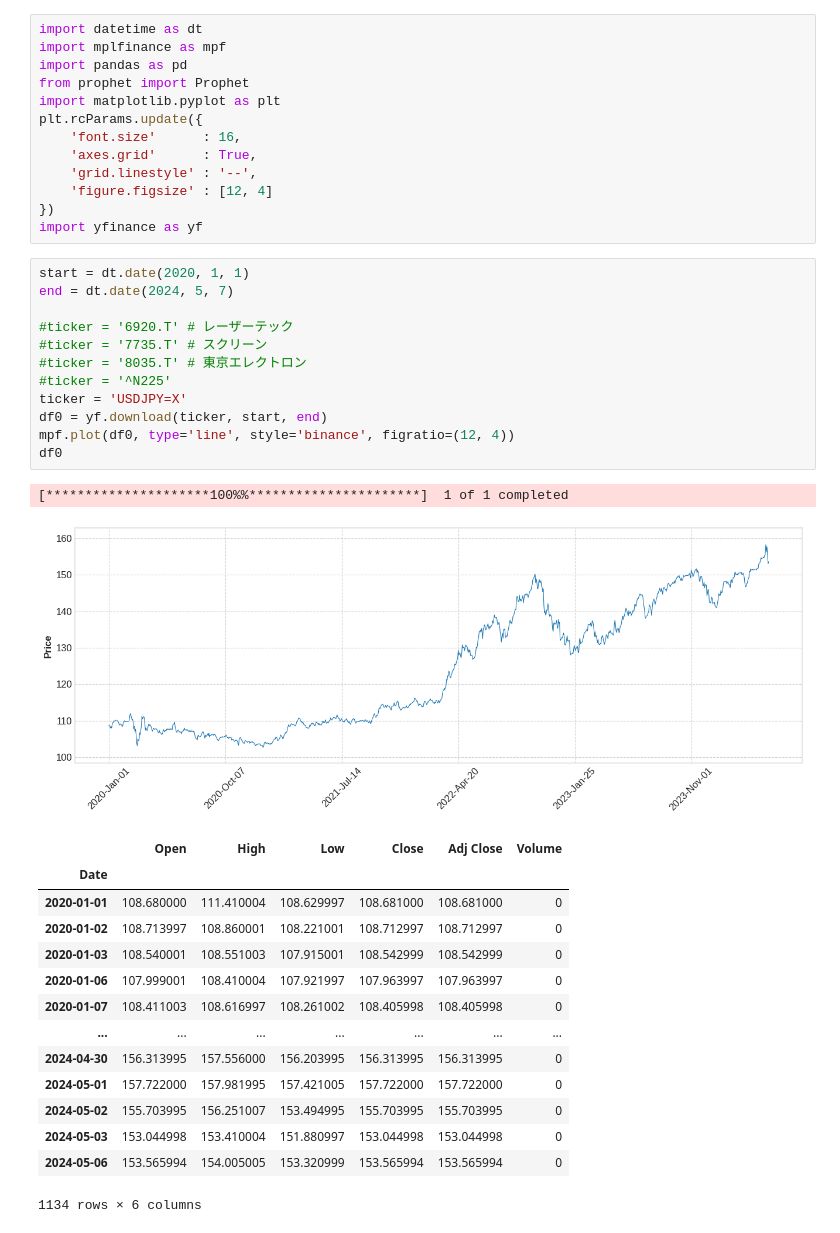
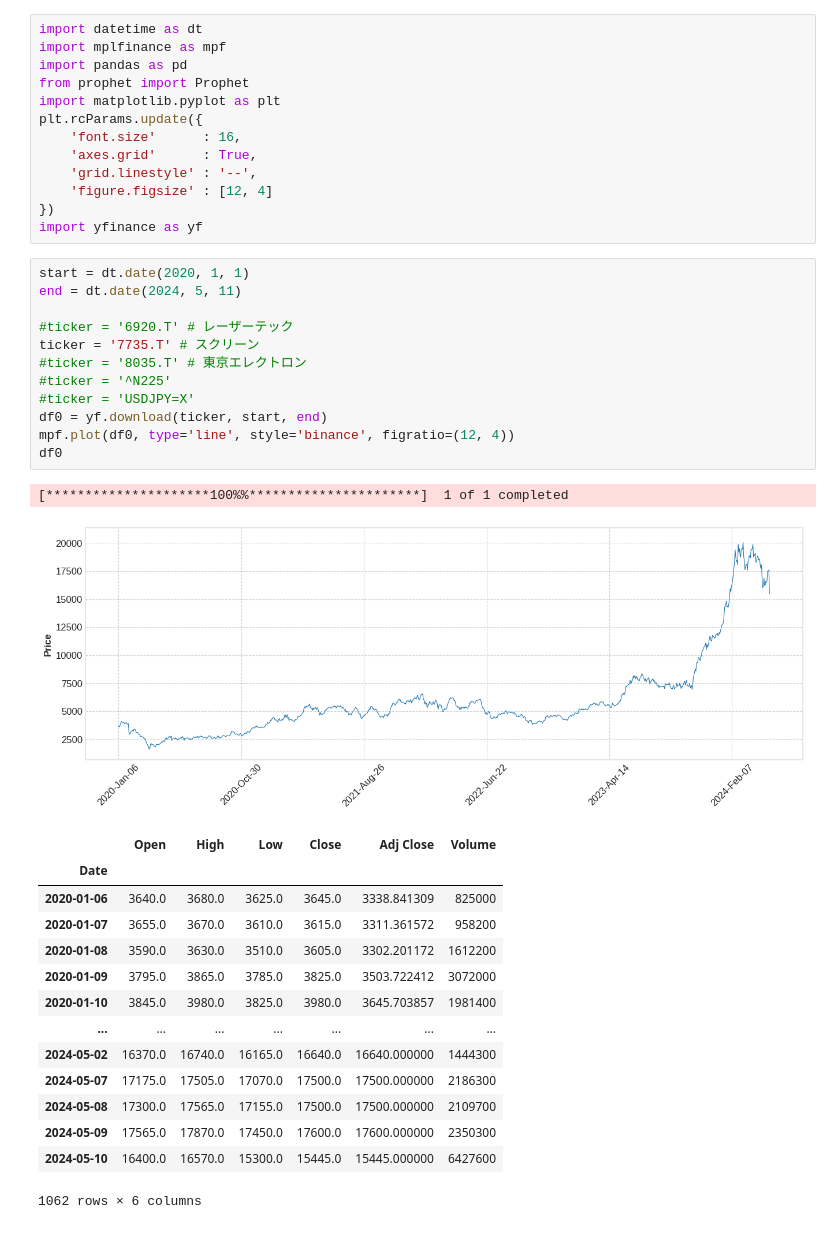
Before and after one commit to bitwalk123/stock-explorer, a Jupyter notebook: jupyter/trend_analysis_10.ipynb, the cells around one changed output. Cells and saved outputs as stored; diff of their text form.

```diff
--- a/jupyter/trend_analysis_10.ipynb
+++ b/jupyter/trend_analysis_10.ipynb
@@ -13,33 +13,33 @@ plt.rcParams.update({
 import yfinance as yf
 # %%
 start = dt.date(2020, 1, 1)
-end = dt.date(2024, 5, 7)
+end = dt.date(2024, 5, 11)
 
 #ticker = '6920.T' # レーザーテック
-#ticker = '7735.T' # スクリーン
+ticker = '7735.T' # スクリーン
 #ticker = '8035.T' # 東京エレクトロン
 #ticker = '^N225'
-ticker = 'USDJPY=X'
+#ticker = 'USDJPY=X'
 df0 = yf.download(ticker, start, end)
 mpf.plot(df0, type='line', style='binance', figratio=(12, 4))
 df0
 # %% [output]
 [*********************100%%**********************]  1 of 1 completed
-[figure, old version]
+[figure, new version]
 |  | Open | High | Low | Close | Adj Close | Volume |
 | Date |  |  |  |  |  |  |
-| 2020-01-01 | 108.680000 | 111.410004 | 108.629997 | 108.681000 | 108.681000 | 0 |
-| 2020-01-02 | 108.713997 | 108.860001 | 108.221001 | 108.712997 | 108.712997 | 0 |
-| 2020-01-03 | 108.540001 | 108.551003 | 107.915001 | 108.542999 | 108.542999 | 0 |
-| 2020-01-06 | 107.999001 | 108.410004 | 107.921997 | 107.963997 | 107.963997 | 0 |
-| 2020-01-07 | 108.411003 | 108.616997 | 108.261002 | 108.405998 | 108.405998 | 0 |
+| 2020-01-06 | 3640.0 | 3680.0 | 3625.0 | 3645.0 | 3338.841309 | 825000 |
+| 2020-01-07 | 3655.0 | 3670.0 | 3610.0 | 3615.0 | 3311.361572 | 958200 |
+| 2020-01-08 | 3590.0 | 3630.0 | 3510.0 | 3605.0 | 3302.201172 | 1612200 |
+| 2020-01-09 | 3795.0 | 3865.0 | 3785.0 | 3825.0 | 3503.722412 | 3072000 |
+| 2020-01-10 | 3845.0 | 3980.0 | 3825.0 | 3980.0 | 3645.703857 | 1981400 |
 | ... | ... | ... | ... | ... | ... | ... |
-| 2024-04-30 | 156.313995 | 157.556000 | 156.203995 | 156.313995 | 156.313995 | 0 |
-| 2024-05-01 | 157.722000 | 157.981995 | 157.421005 | 157.722000 | 157.722000 | 0 |
-| 2024-05-02 | 155.703995 | 156.251007 | 153.494995 | 155.703995 | 155.703995 | 0 |
-| 2024-05-03 | 153.044998 | 153.410004 | 151.880997 | 153.044998 | 153.044998 | 0 |
-| 2024-05-06 | 153.565994 | 154.005005 | 153.320999 | 153.565994 | 153.565994 | 0 |
+| 2024-05-02 | 16370.0 | 16740.0 | 16165.0 | 16640.0 | 16640.000000 | 1444300 |
+| 2024-05-07 | 17175.0 | 17505.0 | 17070.0 | 17500.0 | 17500.000000 | 2186300 |
+| 2024-05-08 | 17300.0 | 17565.0 | 17155.0 | 17500.0 | 17500.000000 | 2109700 |
+| 2024-05-09 | 17565.0 | 17870.0 | 17450.0 | 17600.0 | 17600.000000 | 2350300 |
+| 2024-05-10 | 16400.0 | 16570.0 | 15300.0 | 15445.0 | 15445.000000 | 6427600 |
-1134 rows × 6 columns
+1062 rows × 6 columns
 # %%
 df = pd.DataFrame({'ds': df0.index, 'y': df0['Close']}).reset_index(drop=True)
 df
```
Also changed, not shown: parts of 6 cells of this notebook, 1 other file.
